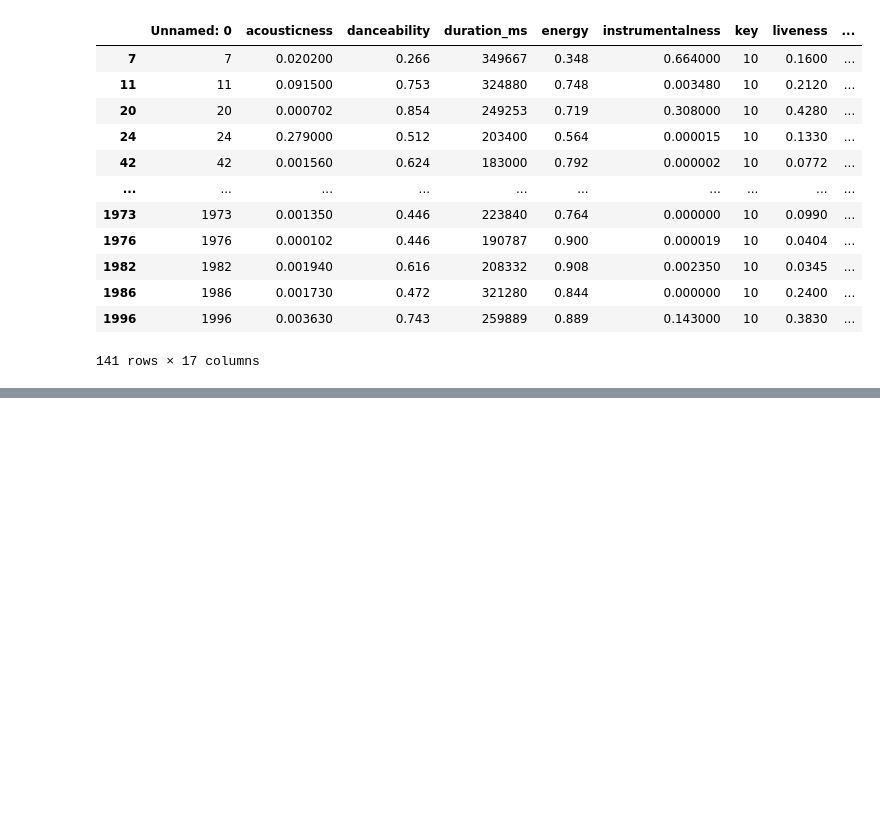
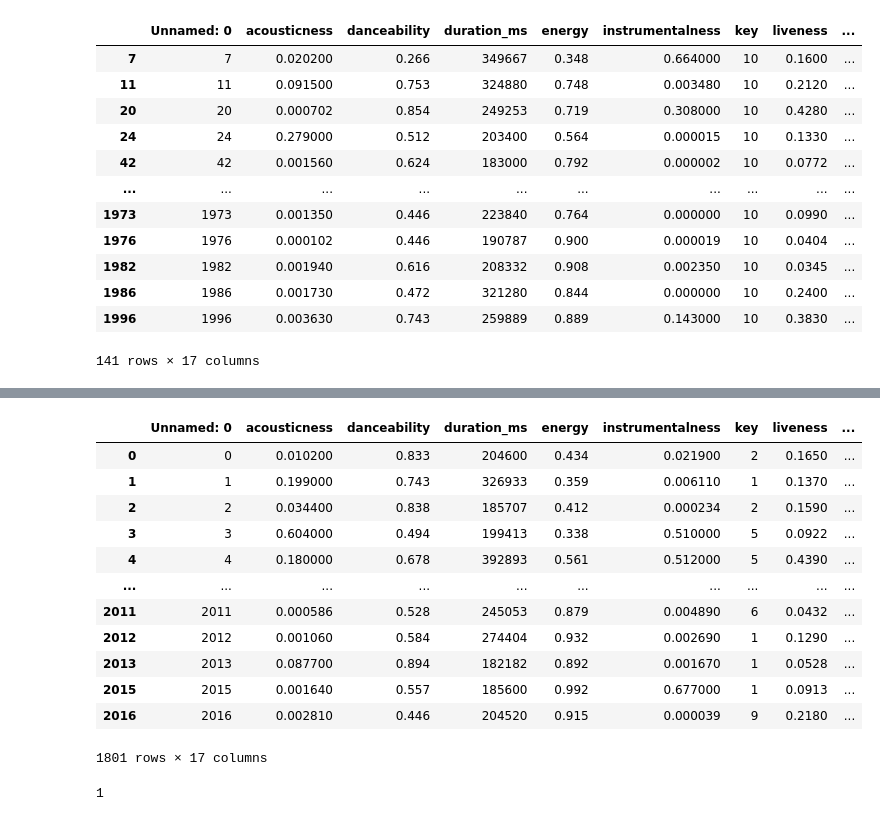
Before and after one commit to YasmymRodrigues/Pandas, a Jupyter notebook: pandas_review.ipynb, the cells around one changed output, grey strips where cells are left out. Saved outputs shown, nothing was run; the diff lists cells and outputs as text; code cells hidden in the pictures; blank space fills up the shorter version.

Commit message:
iloc and loc

```diff
--- a/pandas_review.ipynb
+++ b/pandas_review.ipynb
@@ -180,0 +318,20 @@ df.loc[df['key'] == 10]
+# %%
+df.loc[df['key'] >= 1]
+# %% [output]
+|  | Unnamed: 0 | acousticness | danceability | duration_ms | energy | instrumentalness | key | liveness | ... |
+| 0 | 0 | 0.010200 | 0.833 | 204600 | 0.434 | 0.021900 | 2 | 0.1650 | ... |
+| 1 | 1 | 0.199000 | 0.743 | 326933 | 0.359 | 0.006110 | 1 | 0.1370 | ... |
+| 2 | 2 | 0.034400 | 0.838 | 185707 | 0.412 | 0.000234 | 2 | 0.1590 | ... |
+| 3 | 3 | 0.604000 | 0.494 | 199413 | 0.338 | 0.510000 | 5 | 0.0922 | ... |
+| 4 | 4 | 0.180000 | 0.678 | 392893 | 0.561 | 0.512000 | 5 | 0.4390 | ... |
+| ... | ... | ... | ... | ... | ... | ... | ... | ... | ... |
+| 2011 | 2011 | 0.000586 | 0.528 | 245053 | 0.879 | 0.004890 | 6 | 0.0432 | ... |
+| 2012 | 2012 | 0.001060 | 0.584 | 274404 | 0.932 | 0.002690 | 1 | 0.1290 | ... |
+| 2013 | 2013 | 0.087700 | 0.894 | 182182 | 0.892 | 0.001670 | 1 | 0.0528 | ... |
+| 2015 | 2015 | 0.001640 | 0.557 | 185600 | 0.992 | 0.677000 | 1 | 0.0913 | ... |
+| 2016 | 2016 | 0.002810 | 0.446 | 204520 | 0.915 | 0.000039 | 9 | 0.2180 | ... |
+1801 rows × 17 columns
+# %%
+df.iloc[6]['key']
+# %% [output]
+1
```
Also changed, not shown: parts of 11 cells of this notebook.
